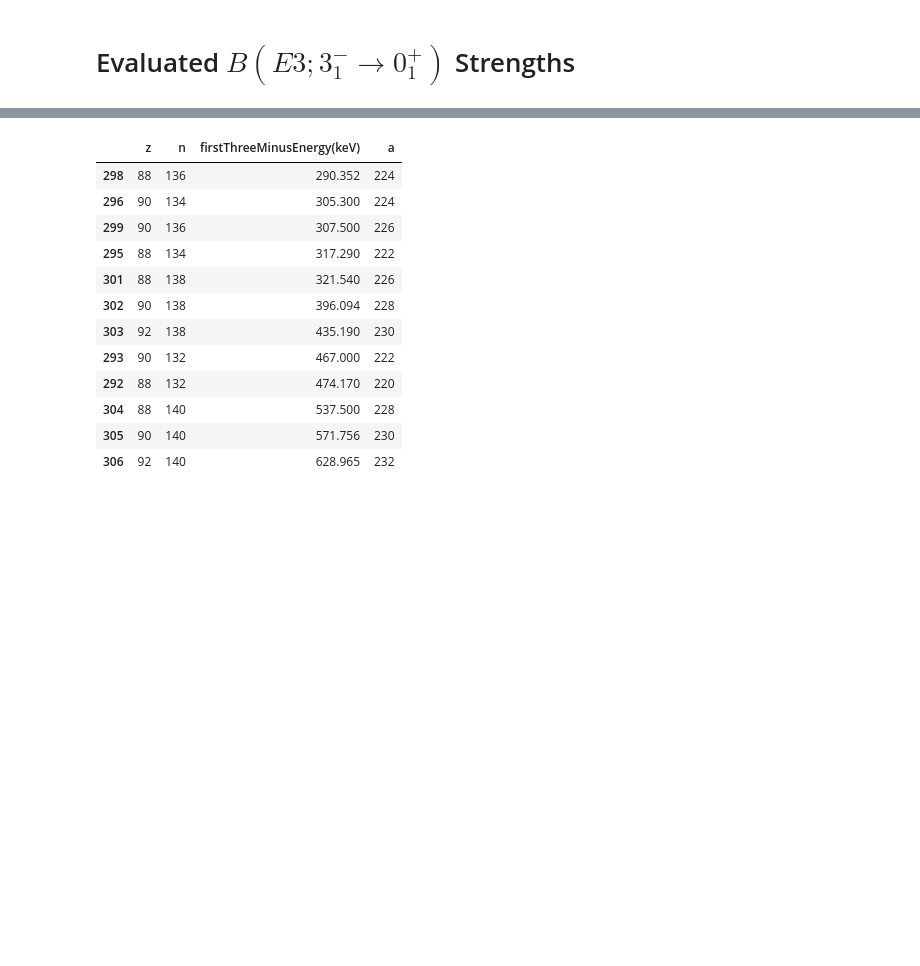
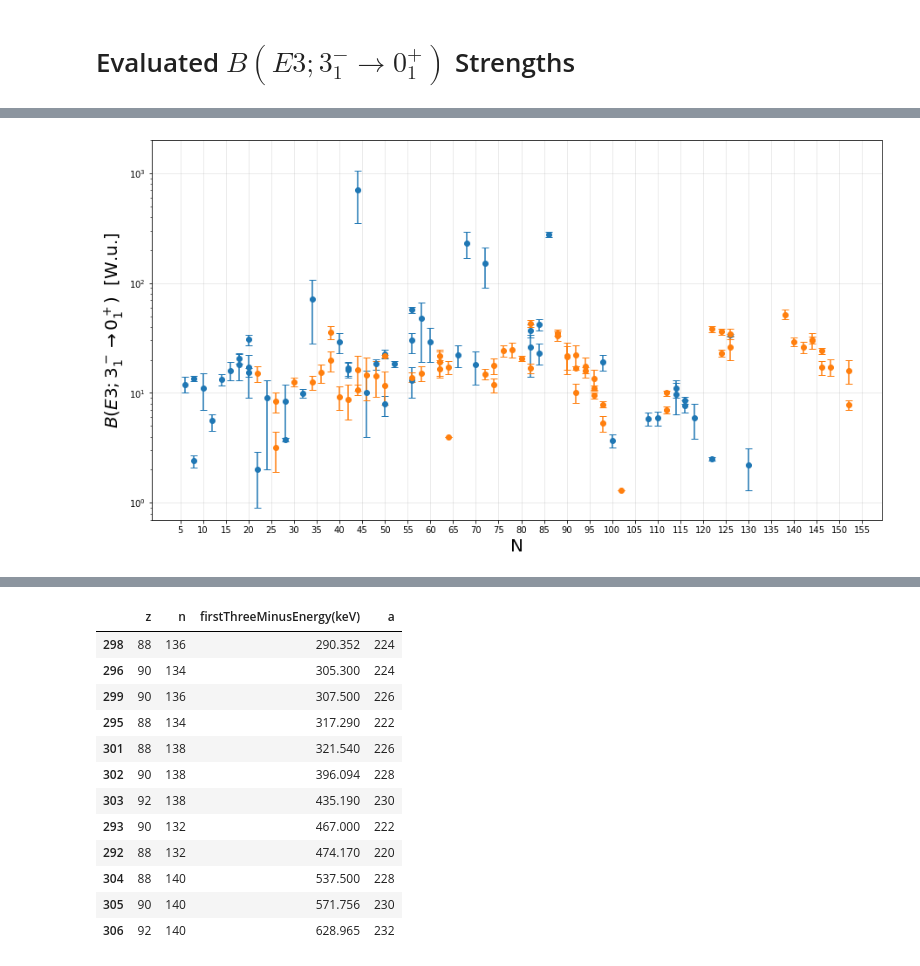
Before and after one commit to arestrepogiraldo2200/Octupole_deformation, a Jupyter notebook: r3Y3_operator/Updated_E3_&_B(E3)/First_3_minus_and_BE3.ipynb, the cells around one changed output, grey strips where cells are left out. Cells and saved outputs as stored; diff of their text form; code cells hidden in the pictures; blank space fills up the shorter version.

Commit message:
B(E3) evaluated data plots

```diff
--- a/r3Y3_operator/Updated_E3_&_B(E3)/First_3_minus_and_BE3.ipynb
+++ b/r3Y3_operator/Updated_E3_&_B(E3)/First_3_minus_and_BE3.ipynb
@@ -57,0 +95,46 @@ for i in range(61):
+# %%
+# Extract the data from experimental or computed
+exp = []
+expN = []
+expZ = []
+experr = []
+
+com = []
+comN = []
+comZ = []
+comerr = []
+
+for i in range(len(BE3)):
+
+    if BE3["BE3"].iloc[i] != ".":
+
+        expN.append(float(BE3["n"].iloc[i]))
+        expZ.append(float(BE3["z"].iloc[i]))
+        exp.append(float(BE3["BE3"].iloc[i]))
+        errorstr = BE3["BE3unc"].iloc[i]
+
+        if len(errorstr.split("–")) == 2:
+            experr.append([float(errorstr.split("–")[0]), float(errorstr.split("–")[1])])
+        else:
+            experr.append([float(errorstr), float(errorstr)])
+
+    else:
+        comN.append(float(BE3["n"].iloc[i]))
+        comZ.append(float(BE3["z"].iloc[i]))
+        com.append(BE3["Computed"].iloc[i])
+        comerr.append([BE3["ComputedErr"].iloc[i], BE3["ComputedErr"].iloc[i]])
+# %%
+plt.figure(figsize=(15,8))
+plt.errorbar(expN, exp, yerr=np.array(experr).T, fmt='o', ecolor = 'C0', capsize=4)
+plt.errorbar(comN, com, yerr=np.array(comerr).T, fmt='o', color = 'C1', ecolor = 'C1', capsize=4)
+
+plt.ylabel(r"$B(E3;3^-_{1}\rightarrow 0^+_{1})$  [W.u.]", fontsize=20)
+plt.xlabel("N", fontsize=20)
+
+plt.yscale("log")
+plt.xticks(np.arange(5, 160, step=5))
+plt.grid(alpha=0.3)
+plt.ylim(0.7,2000)
+plt.show()
+# %% [output]
+[figure, added]
```
Also changed, not shown: parts of 9 cells of this notebook, 6 other files.
